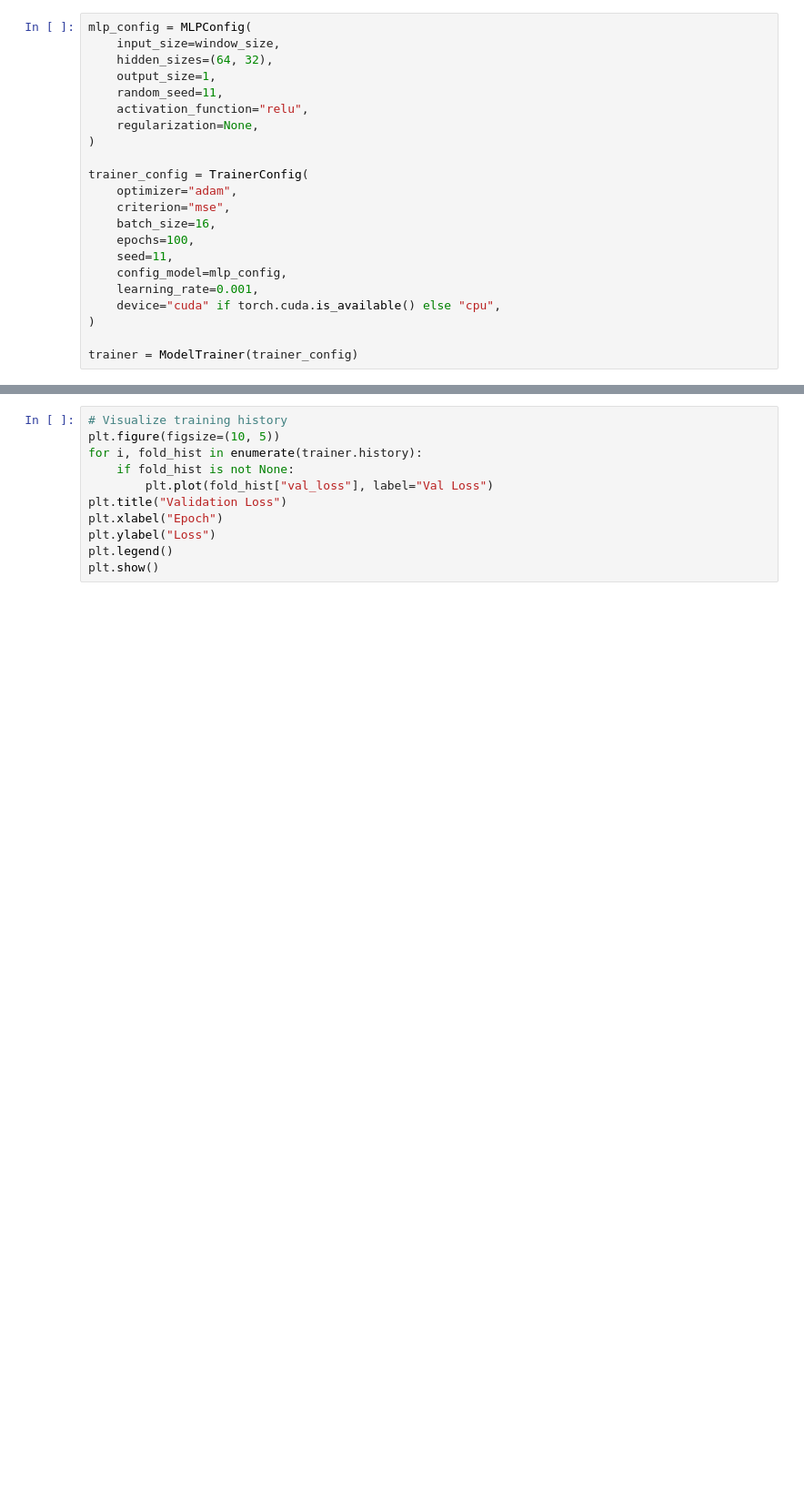
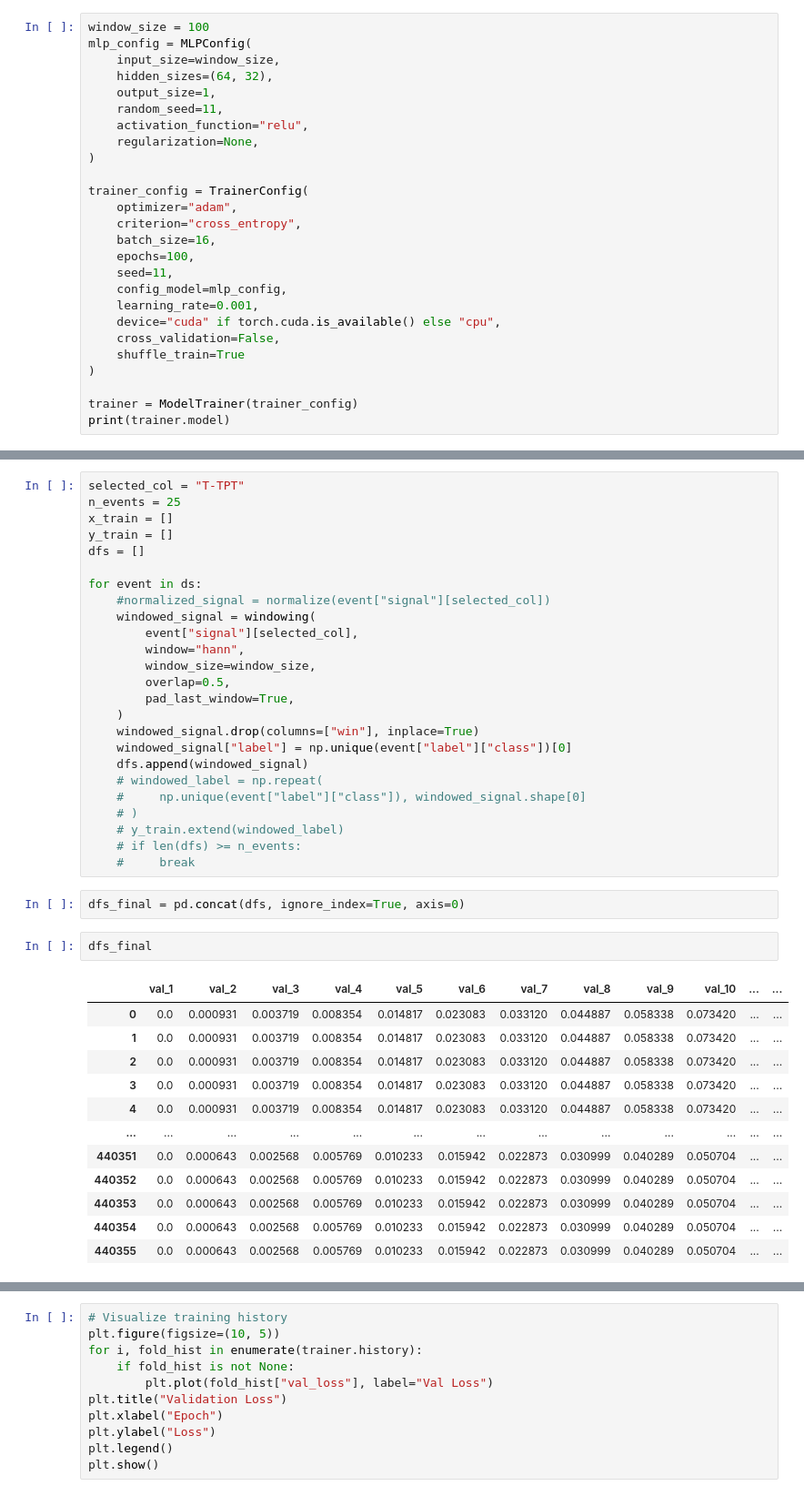
Before and after one commit to petrobras/3W, a Jupyter notebook: docs/notebooks/mlp_timeseries_example.ipynb, the cells around one changed output, grey strips where cells are left out. Shown at 91% size. Cells and saved outputs as stored; diff of their text form; blank space fills up the shorter version.

Commit message:
fix: update mlp trainer

```diff
--- a/docs/notebooks/mlp_timeseries_example.ipynb
+++ b/docs/notebooks/mlp_timeseries_example.ipynb
@@ -68,4 +28,5 @@ Tensor types: <class 'torch.Tensor'>, <class 'torch.Tensor'>
 # %%
+window_size = 100
 mlp_config = MLPConfig(
     input_size=window_size,
     hidden_sizes=(64, 32),
@@ -77,13 +38,16 @@ mlp_config = MLPConfig(
 
 trainer_config = TrainerConfig(
     optimizer="adam",
-    criterion="mse",
+    criterion="cross_entropy",
     batch_size=16,
     epochs=100,
     seed=11,
     config_model=mlp_config,
     learning_rate=0.001,
     device="cuda" if torch.cuda.is_available() else "cpu",
+    cross_validation=False,
+    shuffle_train=True
 )
 
 trainer = ModelTrainer(trainer_config)
+print(trainer.model)
@@ -103,0 +73,42 @@ MLP(
+# %%
+selected_col = "T-TPT"
+n_events = 25
+x_train = []
+y_train = []
+dfs = []
+
+for event in ds:
+    #normalized_signal = normalize(event["signal"][selected_col])
+    windowed_signal = windowing(
+        event["signal"][selected_col],
+        window="hann",
+        window_size=window_size,
+        overlap=0.5,
+        pad_last_window=True,
+    )
+    windowed_signal.drop(columns=["win"], inplace=True)
+    windowed_signal["label"] = np.unique(event["label"]["class"])[0]
+    dfs.append(windowed_signal)
+    # windowed_label = np.repeat(
+    #     np.unique(event["label"]["class"]), windowed_signal.shape[0]
+    # )
+    # y_train.extend(windowed_label)
+    # if len(dfs) >= n_events:
+    #     break
+# %%
+dfs_final = pd.concat(dfs, ignore_index=True, axis=0)
+# %%
+dfs_final
+# %% [output]
+|  | val_1 | val_2 | val_3 | val_4 | val_5 | val_6 | val_7 | val_8 | val_9 | val_10 | ... | ... |
+| 0 | 0.0 | 0.000931 | 0.003719 | 0.008354 | 0.014817 | 0.023083 | 0.033120 | 0.044887 | 0.058338 | 0.073420 | ... | ... |
+| 1 | 0.0 | 0.000931 | 0.003719 | 0.008354 | 0.014817 | 0.023083 | 0.033120 | 0.044887 | 0.058338 | 0.073420 | ... | ... |
+| 2 | 0.0 | 0.000931 | 0.003719 | 0.008354 | 0.014817 | 0.023083 | 0.033120 | 0.044887 | 0.058338 | 0.073420 | ... | ... |
+| 3 | 0.0 | 0.000931 | 0.003719 | 0.008354 | 0.014817 | 0.023083 | 0.033120 | 0.044887 | 0.058338 | 0.073420 | ... | ... |
+| 4 | 0.0 | 0.000931 | 0.003719 | 0.008354 | 0.014817 | 0.023083 | 0.033120 | 0.044887 | 0.058338 | 0.073420 | ... | ... |
+| ... | ... | ... | ... | ... | ... | ... | ... | ... | ... | ... | ... | ... |
+| 440351 | 0.0 | 0.000643 | 0.002568 | 0.005769 | 0.010233 | 0.015942 | 0.022873 | 0.030999 | 0.040289 | 0.050704 | ... | ... |
+| 440352 | 0.0 | 0.000643 | 0.002568 | 0.005769 | 0.010233 | 0.015942 | 0.022873 | 0.030999 | 0.040289 | 0.050704 | ... | ... |
+| 440353 | 0.0 | 0.000643 | 0.002568 | 0.005769 | 0.010233 | 0.015942 | 0.022873 | 0.030999 | 0.040289 | 0.050704 | ... | ... |
+| 440354 | 0.0 | 0.000643 | 0.002568 | 0.005769 | 0.010233 | 0.015942 | 0.022873 | 0.030999 | 0.040289 | 0.050704 | ... | ... |
+| 440355 | 0.0 | 0.000643 | 0.002568 | 0.005769 | 0.010233 | 0.015942 | 0.022873 | 0.030999 | 0.040289 | 0.050704 | ... | ... |
```
Also changed, not shown: parts of 14 cells of this notebook, 2 other files.
